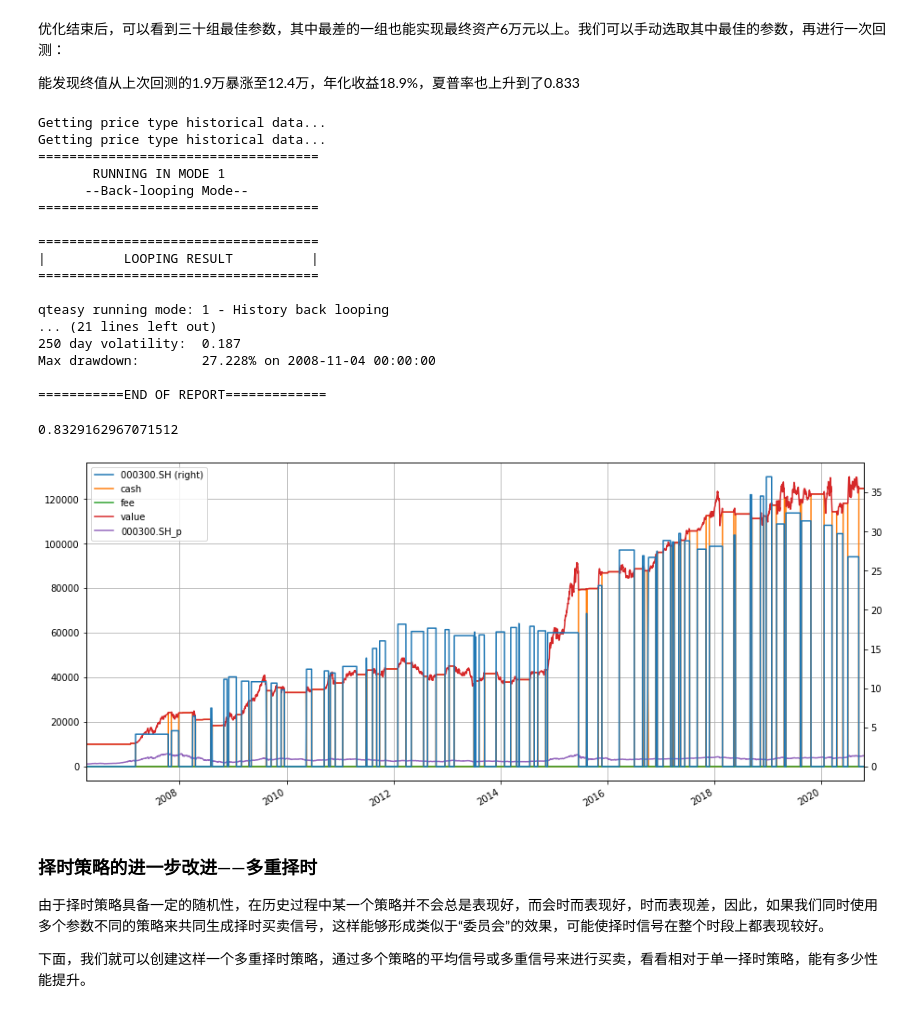
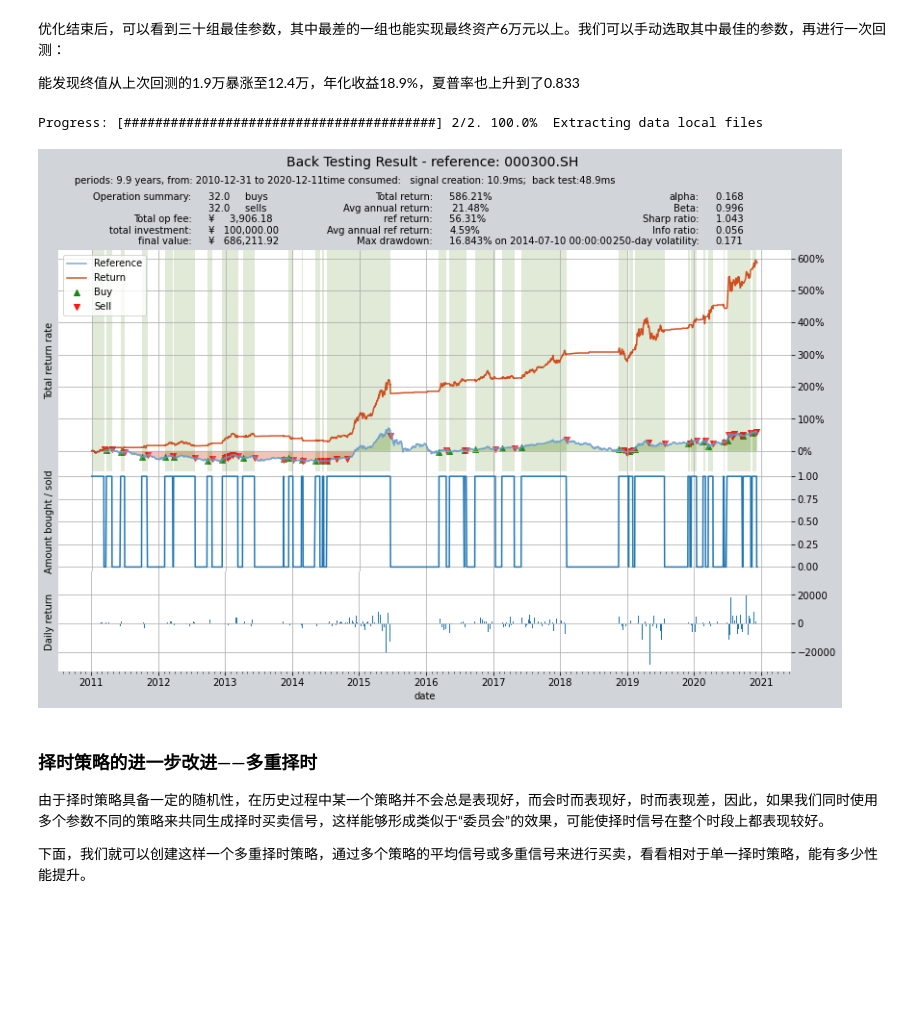
Before and after one commit to shepherdpp/qteasy, a Jupyter notebook: examples/strategy_optimization.ipynb, the cells around one changed output. Drawn from its saved outputs; the diff is of its cells as text; code cells hidden in the pictures; blank space fills up the shorter version.

```diff
--- a/examples/strategy_optimization.ipynb
+++ b/examples/strategy_optimization.ipynb
@@ -71,7 +77,9 @@ op.set_parameter('r-0', pars=(8, -0.1443033))
 # %%
 qt.run(op,
        mode=1,
-       print_backtest_log=True,
+       print_backtest_log=False,
        parallel=False,
-      hist_data_channel='online')
+       visual=True,
+       hist_data_channel='local',
+       hist_dnld_parallel=0)
 # %% [output]
@@ -98,9 +99,3 @@ BrokenProcessPool: A process in the process pool was terminated abruptly while t
 
 最后开始优化，使用`perfs_dma`和`pars_dma`两个变量来存储优化结果
 优化过程中会显示进度条，结束后会显示优化结果
-# %%
-perfs_dma, pars_dma = qt.run(op,
-                             mode=2,
-                             opti_method=1,
-                             opti_method_sample_size=1000,
-                             parallel=True)
@@ -108,0 +102,14 @@ KeyError: 'Unrecognized kwarg=opti_method_sample_size'
+# %%
+pars_dma = qt.run(op,
+                  mode=2,
+                  opti_method=1,
+                  opti_sample_count=1000,
+                  opti_start='20101231',
+                  opti_end='20201231',
+                  opti_cash_dates='20101231',
+                  test_start='20101231',
+                  test_end='20201231',
+                  test_cash_dates='20101231',
+                  parallel=True)
+print(f'optimization completed, 50 parameters found, they are\n'
+      f'{pars_dma}')
@@ -111,29 +125,12 @@ KeyError: 'Unrecognized kwarg=opti_method_sample_size'
 
 能发现终值从上次回测的1.9万暴涨至12.4万，年化收益18.9%，夏普率也上升到了0.833
 # %%
-cont.mode = 1
-op.set_parameter('t-0', pars=(180, 195, 18))
-qt.run(op, cont)
+op.set_parameter('t-0', pars=(23, 166, 196))
+qt.run(op,
+      mode=1, visual=True)
 # %% [output]
-Getting price type historical data...
-Getting price type historical data...
-====================================
-       RUNNING IN MODE 1
-      --Back-looping Mode--
-====================================
-
-====================================
-|          LOOPING RESULT          |
-====================================
-
-qteasy running mode: 1 - History back looping
-... (21 lines left out)
-250 day volatility:  0.187
-Max drawdown:        27.228% on 2008-11-04 00:00:00
-
-===========END OF REPORT=============
+Progress: [########################################] 2/2. 100.0%  Extracting data local files
-0.8329162967071512
-[figure, old version]
+[figure, new version]
 # %% [markdown]
 ### 择时策略的进一步改进——多重择时
 由于择时策略具备一定的随机性，在历史过程中某一个策略并不会总是表现好，而会时而表现好，时而表现差，因此，如果我们同时使用多个参数不同的策略来共同生成择时买卖信号，这样能够形成类似于“委员会”的效果，可能使择时信号在整个时段上都表现较好。
```
Also changed, not shown: parts of 17 cells of this notebook, 6 other files.
